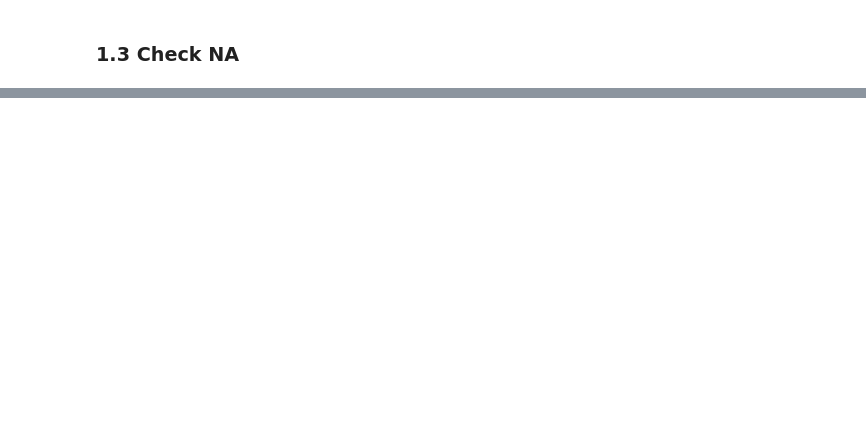
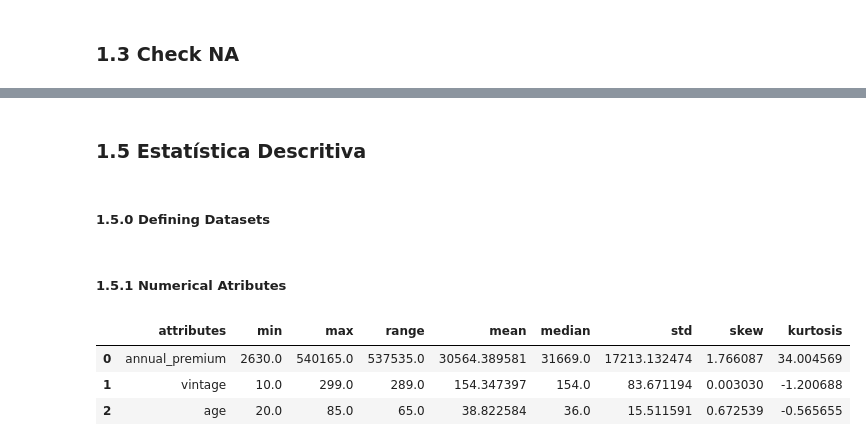
Before and after one commit to vitorhmf/cross-sell, a Jupyter notebook: notebooks/v01_cross_sell_data_analysis.ipynb, the cells around one changed output, grey strips where cells are left out. Drawn from its saved outputs; the diff is of its cells as text; code cells hidden in the pictures; blank space fills up the shorter version.

```diff
--- a/notebooks/v01_cross_sell_data_analysis.ipynb
+++ b/notebooks/v01_cross_sell_data_analysis.ipynb
@@ -66,0 +146,4 @@ dtype: int64
+# %% [markdown]
+### 1.5 Estatística Descritiva
+# %% [markdown]
+##### 1.5.0 Defining Datasets
@@ -66,0 +153,24 @@ dtype: int64
+# %% [markdown]
+##### 1.5.1 Numerical Atributes
+# %%
+# Central Tendency - mean, median
+ct1 = pd.DataFrame(num_attributes.apply(np.mean)).T
+ct2 = pd.DataFrame(num_attributes.apply(np.median)).T
+
+# Dispersion - std, min, max, range, skew, kurtosis
+d1 = pd.DataFrame(num_attributes.apply(np.std)).T
+d2 = pd.DataFrame(num_attributes.apply(np.min)).T
+d3 = pd.DataFrame(num_attributes.apply(np.max)).T
+d4 = pd.DataFrame(num_attributes.apply(lambda x: x.max() - x.min())).T
+d5 = pd.DataFrame(num_attributes.apply(lambda x: x.skew())).T
+d6 = pd.DataFrame(num_attributes.apply(lambda x: x.kurtosis())).T
+
+#concatenate
+m = pd.concat( [ d2, d3, d4, ct1, ct2, d1, d5, d6 ] ).T.reset_index()
+m.columns = ['attributes', 'min', 'max', 'range', 'mean', 'median', 'std', 'skew', 'kurtosis']
+m
+# %% [output]
+|  | attributes | min | max | range | mean | median | std | skew | kurtosis |
+| 0 | annual_premium | 2630.0 | 540165.0 | 537535.0 | 30564.389581 | 31669.0 | 17213.132474 | 1.766087 | 34.004569 |
+| 1 | vintage | 10.0 | 299.0 | 289.0 | 154.347397 | 154.0 | 83.671194 | 0.003030 | -1.200688 |
+| 2 | age | 20.0 | 85.0 | 65.0 | 38.822584 | 36.0 | 15.511591 | 0.672539 | -0.565655 |
```
Also changed, not shown: parts of 16 cells of this notebook.
